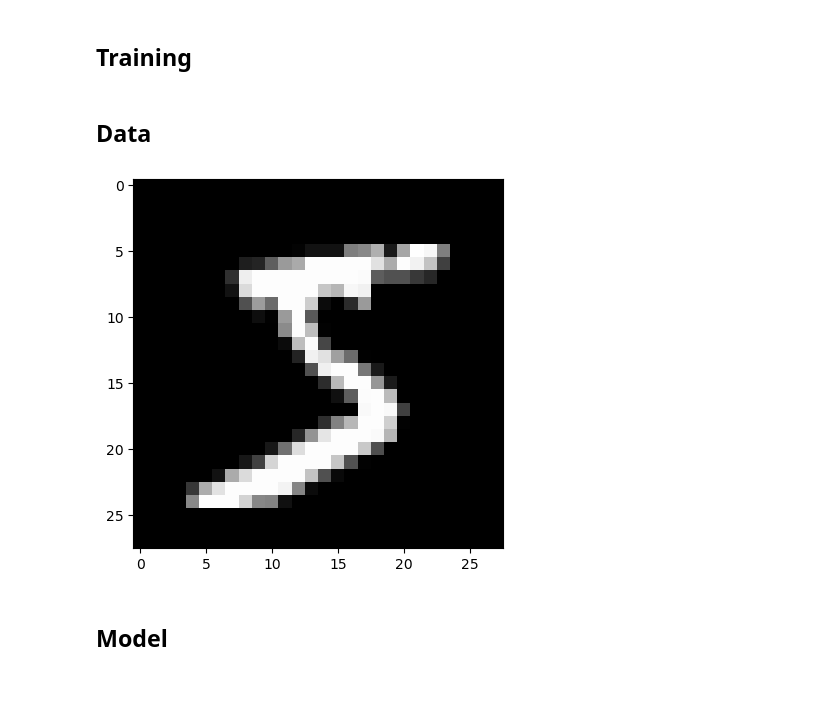
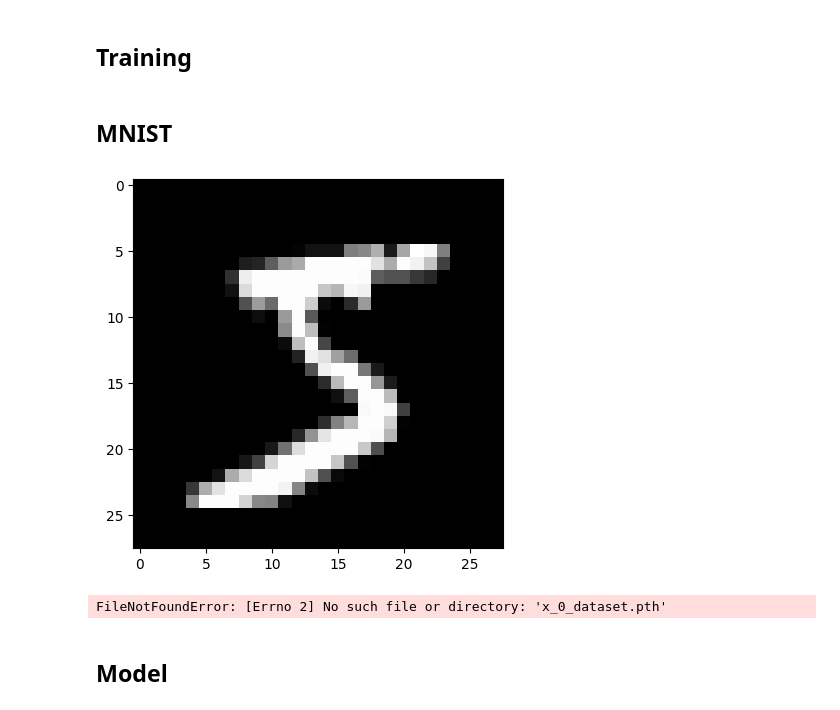
Before and after one commit to SKholkin/SS_DDPM, a Jupyter notebook: playground/ssddpm_beta.ipynb, the cells around one changed output. Cells and saved outputs as stored; diff of their text form; code cells hidden in the pictures.

```diff
--- a/playground/ssddpm_beta.ipynb
+++ b/playground/ssddpm_beta.ipynb
@@ -12,7 +12,7 @@ from dataclasses import dataclass
 
 @dataclass
 class Config:
-    batch_size: int = 512 # Lower if OOM
+    batch_size: int = 64 # Lower if OOM
     T: int = 1000
     device: str = "cuda"
     num_samples: int = 100000
@@ -244,50 +244,26 @@ def generate_stats_normed(model, stats_norm_fn, filename='beta_ssddpm_samples.pn
 
     return x_0, samples_history, x_0_samples_history
 # %% [markdown]
-## Data
+## MNIST
 # %%
 from torchvision.datasets import MNIST
 import torchvision.transforms as transforms
 import torch
-import torch.nn.functional as F
-import numpy as np
+import matplotlib.pyplot as plt
 
 dataset = MNIST(root='MNIST', download=True,transform=transforms.Compose([transforms.ToTensor()]))
-
-import matplotlib.pyplot as plt
-
 plt.imshow(dataset[0][0].squeeze(), cmap='gray')
 
-batch_size = 64
 dataloader = torch.utils.data.DataLoader(dataset, batch_size=batch_size, shuffle=True)
 # %% [output]
-[figure, old version]
+[figure, new version]
 # %%
-class ForwardDiffusionDataset(torch.utils.data.Dataset):
-    def __init__(self, x_0_tensor, t_batch_tensor, suff_stats_tensor):
-        super().__init__()
-        self.x_0_tensor = x_0_tensor
-        self.t_batch_tensor = t_batch_tensor
-        self.suff_stats_tensor = suff_stats_tensor
-
-    def __len__(self):
-        return self.x_0_tensor.shape[0]
-
-    def __getitem__(self, idx):
-        return self.x_0_tensor[idx], self.t_batch_tensor[idx], self.suff_stats_tensor[idx]
-
-    def stats_norm_fn(self):
-        pass
-
-def load_generated_dataset():
-    x_0_tensor, t_batch_tensor, suff_stats_tensor = torch.load('x_0_dataset.pth'), torch.load('t_batch_dataset.pth'), torch.load('suff_stats_dataset.pth')
-    return ForwardDiffusionDataset(x_0_tensor, t_batch_tensor, suff_stats_tensor)
+from src.diffusion_dataset_base import load_generated_dataset
 
 forward_diffusion_dataset = load_generated_dataset()
-# forward_diffusion_dataset = load_generated_dataset_stats_normed()
-
-
 forward_diffusion_dataloader = torch.utils.data.DataLoader(forward_diffusion_dataset, batch_size=batch_size, shuffle=True)
+# %% [output]
+FileNotFoundError: [Errno 2] No such file or directory: 'x_0_dataset.pth'
 # %% [markdown]
 ## Model
 # %%
```
Also changed, not shown: parts of 1 cell of this notebook, 3 other files.
